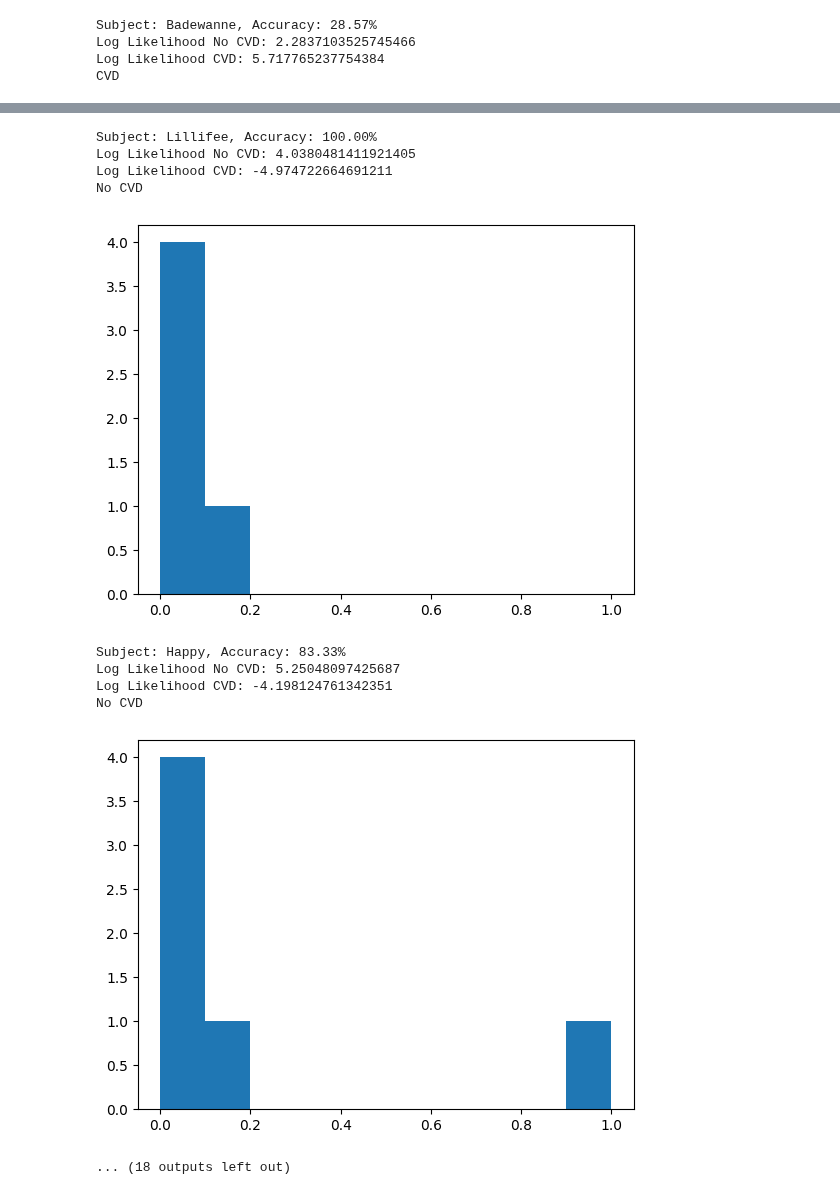
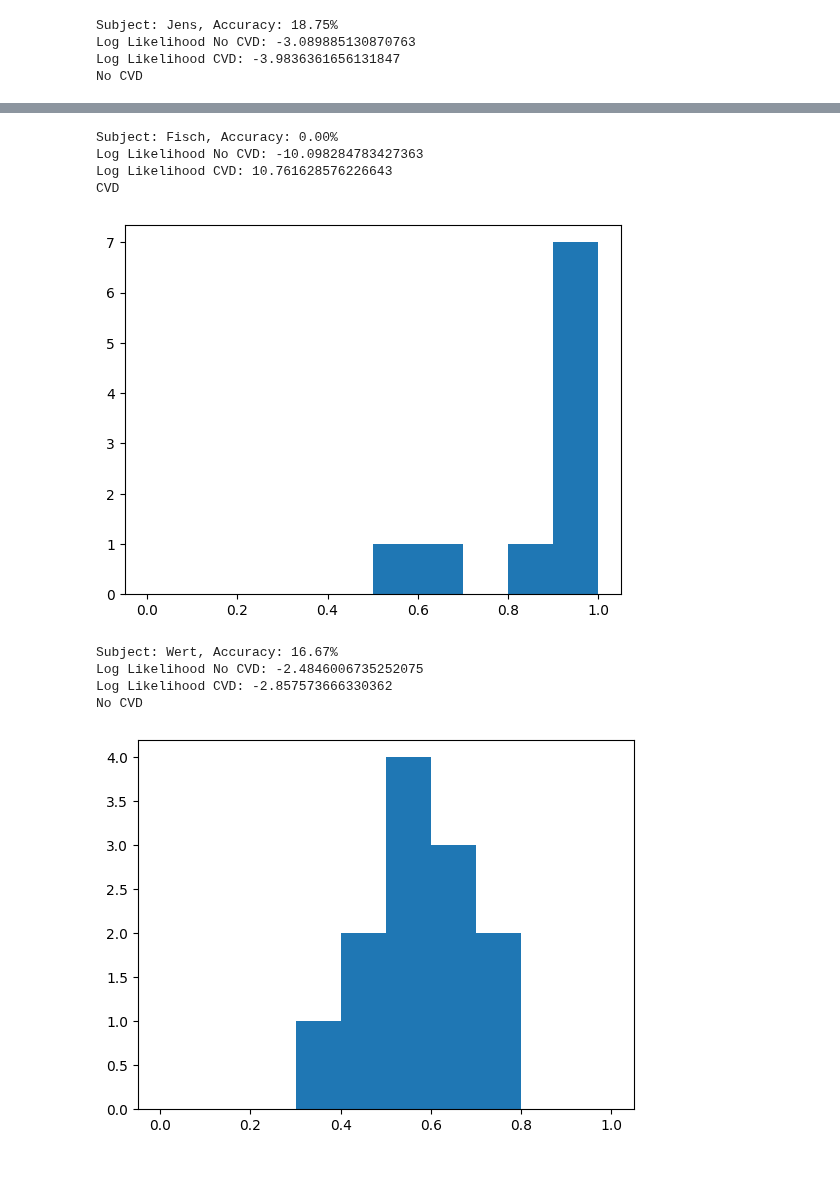
Before and after one commit to TimBerti/ssvep-cvd, a Jupyter notebook: notebooks/svm_eval.ipynb, the cells around one changed output, grey strips where cells are left out. Drawn from its saved outputs; the diff is of its cells as text; code cells hidden in the pictures.

Commit message:
train test cvd split

```diff
--- a/notebooks/svm_eval.ipynb
+++ b/notebooks/svm_eval.ipynb
@@ -22,8 +21,8 @@ sys.path.append(os.path.join(os.path.abspath(''), '..'))
 from utils.transformer import WaveletTransformer
 from utils.kernels import generalized_cone_kernel
 # %%
-X = np.load('../data/X_regular_reduced.npy')
-y = np.load('../data/y_regular_reduced.npy')
-groups = np.load('../data/groups_regular_reduced.npy')
-severities = np.load('../data/severities_regular_reduced.npy')
+X_train = np.load('../data/X_train.npy')
+y_train = np.load('../data/y_train.npy')
+groups_train = np.load('../data/groups_train.npy')
+severities_train = np.load('../data/severities_train.npy')
 # %%
@@ -48,0 +42,5 @@ y_pred_proba = pipeline.predict_proba(X_test)
+# %%
+X_test = np.load('../data/X_test.npy')
+y_test = np.load('../data/y_test.npy')
+groups_test = np.load('../data/groups_test.npy')
+severities_test = np.load('../data/severities_test.npy')
@@ -139,7 +140,7 @@ plt.show()
 # %%
-X_cvd = np.load('../data/X_cvd_reduced.npy')
-y_cvd = np.load('../data/y_cvd_reduced.npy')
-groups_cvd = np.load('../data/groups_cvd_reduced.npy')
-severities_cvd = np.load('../data/severities_cvd_reduced.npy')
+X_cvd = np.load('../data/X_cvd.npy')
+y_cvd = np.load('../data/y_cvd.npy')
+groups_cvd = np.load('../data/groups_cvd.npy')
+severities_cvd = np.load('../data/severities_cvd.npy')
 # %%
 y_pred_cvd = pipeline.predict(X_cvd)
@@ -207,8 +228,8 @@ for group in set(groups_test):
     y_group_pred = y_pred[np.logical_and(groups_test == group, y_test == 0)]
     y_group_pred_proba = y_pred_proba[np.logical_and(groups_test == group, y_test == 0)]
     print(f'Subject: {group}, Accuracy: {np.mean(y_group_pred == 0):.2%}')
-    log_likelihood_no_cvd = np.sum(beta.logpdf(y_group_pred_proba[:, 1], a_no_cvd, b_no_cvd))
-    log_likelihood_cvd = np.sum(beta.logpdf(y_group_pred_proba[:, 1], a_cvd, b_cvd))
+    log_likelihood_no_cvd = np.sum(beta.logpdf(y_group_pred_proba[:, 1], a_not_simulated, b_not_simulated))
+    log_likelihood_cvd = np.sum(beta.logpdf(y_group_pred_proba[:, 1], a_simulated, b_simulated))
     print(f'Log Likelihood No CVD: {log_likelihood_no_cvd}')
     print(f'Log Likelihood CVD: {log_likelihood_cvd}')
     if log_likelihood_no_cvd > log_likelihood_cvd:
@@ -223,8 +244,8 @@ for group in set(groups_cvd):
     y_group_pred = y_pred_cvd[np.logical_and(groups_cvd == group, y_cvd == 0)]
     y_group_pred_proba = y_pred_proba_cvd[np.logical_and(groups_cvd == group, y_cvd == 0)]
     print(f'Subject: {group}, Accuracy: {np.mean(y_group_pred == 0):.2%}')
-    log_likelihood_no_cvd = np.sum(beta.logpdf(y_group_pred_proba[:, 1], a_no_cvd, b_no_cvd))
-    log_likelihood_cvd = np.sum(beta.logpdf(y_group_pred_proba[:, 1], a_cvd, b_cvd))
+    log_likelihood_no_cvd = np.sum(beta.logpdf(y_group_pred_proba[:, 1], a_not_simulated, b_not_simulated))
+    log_likelihood_cvd = np.sum(beta.logpdf(y_group_pred_proba[:, 1], a_simulated, b_simulated))
     print(f'Log Likelihood No CVD: {log_likelihood_no_cvd}')
     print(f'Log Likelihood CVD: {log_likelihood_cvd}')
     if log_likelihood_no_cvd > log_likelihood_cvd:
@@ -253,4 +274,4 @@ No CVD
-Subject: Badewanne, Accuracy: 28.57%
-Log Likelihood No CVD: 2.2837103525745466
-Log Likelihood CVD: 5.717765237754384
-CVD
+Subject: Jens, Accuracy: 18.75%
+Log Likelihood No CVD: -3.089885130870763
+Log Likelihood CVD: -3.9836361656131847
+No CVD
@@ -258,11 +279,10 @@ CVD
-Subject: Lillifee, Accuracy: 100.00%
-Log Likelihood No CVD: 4.0380481411921405
-Log Likelihood CVD: -4.974722664691211
-No CVD
+Subject: Fisch, Accuracy: 0.00%
+Log Likelihood No CVD: -10.098284783427363
+Log Likelihood CVD: 10.761628576226643
+CVD
-[figure, old version]
+[figure, new version]
-Subject: Happy, Accuracy: 83.33%
-Log Likelihood No CVD: 5.25048097425687
-Log Likelihood CVD: -4.198124761342351
+Subject: Wert, Accuracy: 16.67%
+Log Likelihood No CVD: -2.4846006735252075
+Log Likelihood CVD: -2.857573666330362
 No CVD
-[figure, old version]
+[figure, new version]
-... (18 outputs left out)
```
Also changed, not shown: parts of 14 cells of this notebook, 2 other files.
